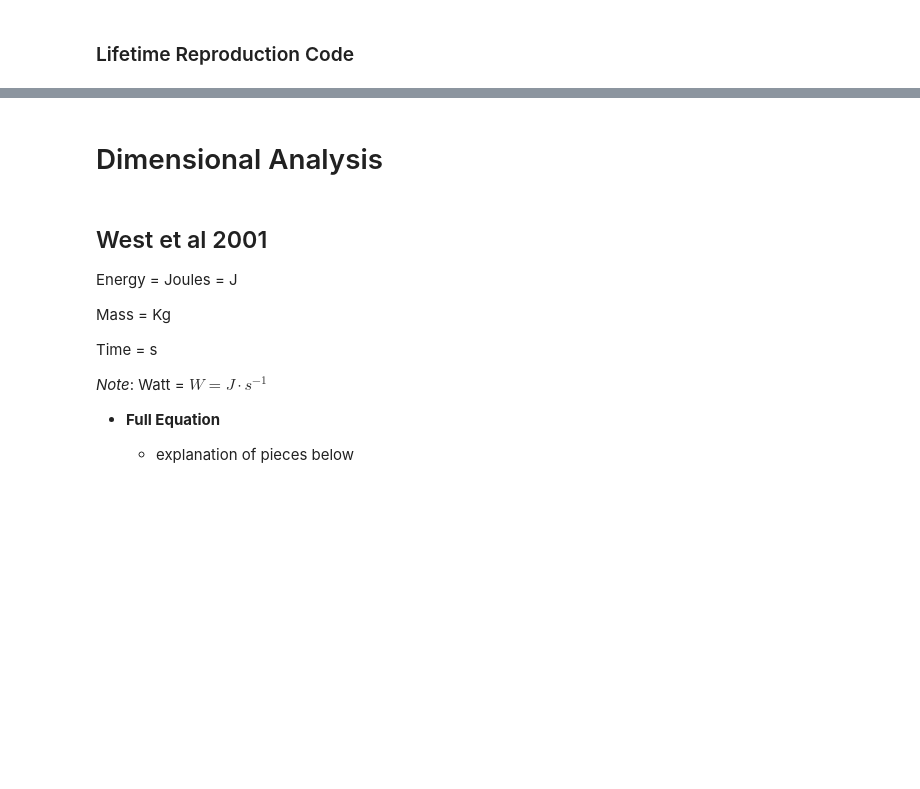
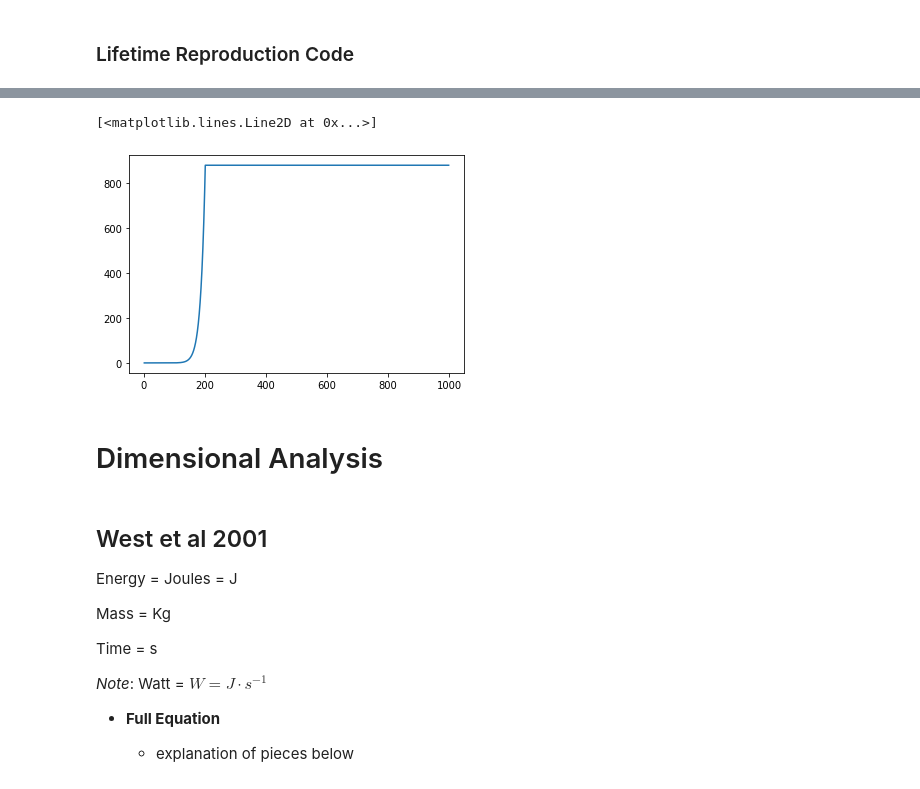
Before and after one commit to Don-Burns/Masters_Project, a Jupyter notebook: code/Model_Implementation_Exploration.ipynb, the cells around one changed output, grey strips where cells are left out. Saved outputs shown, nothing was run; the diff lists cells and outputs as text; code cells hidden in the pictures; blank space fills up the shorter version.

```diff
--- a/code/Model_Implementation_Exploration.ipynb
+++ b/code/Model_Implementation_Exploration.ipynb
@@ -548,5 +611,5 @@ working with the Cod example from `OGM_walkthrough.ipynb`
 # %%
-from scipy import exp
+from numpy import exp
 from scipy import integrate
 import matplotlib.pyplot as plt
 
@@ -594,7 +657,7 @@ def life_repro(t, m, c, alpha, rho):
 
 ### begin testing of the functions
 reps = 1000
-t = list(range(1, reps))
+t = np.arange(1,reps,1)
 
 m0 = 0.1
 a = 0.017
@@ -624,6 +707,9 @@ Repro
 # %%
 plt.figure()
-plt.plot(t, Repro)
+plt.plot(t, Repro[:-1])
+# %% [output]
+[<matplotlib.lines.Line2D at 0x...>]
+[figure, added]
 # %% [markdown]
 # Dimensional Analysis
 # %% [markdown]
```
Also changed, not shown: parts of 15 cells of this notebook.
